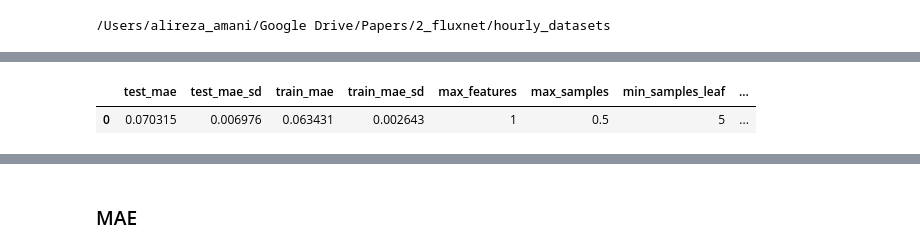
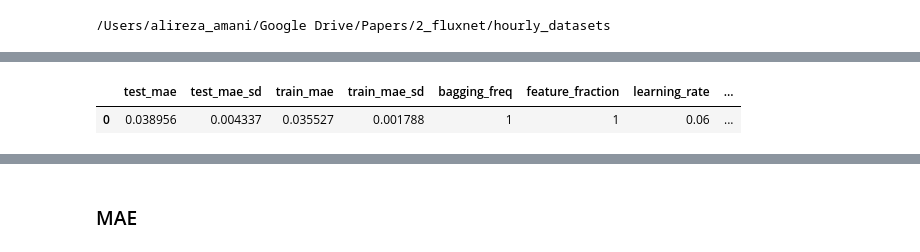
Before and after one commit to Alireza-Amani/papers_codes, a Jupyter notebook: 2_fluxnet.ipynb, the cells around one changed output, grey strips where cells are left out. Saved outputs shown, nothing was run; the diff lists cells and outputs as text; code cells hidden in the pictures.

```diff
--- a/2_fluxnet.ipynb
+++ b/2_fluxnet.ipynb
@@ -339,11 +350,11 @@ def tune_results(path_to_pkl, best=0, n_samples=50):
 # %%
 # set1
-p1 = "ex_noSMRAD_hourly.pkl"
+p1 = "light_noSM_hourly.pkl"
 best = 0
 df, d1 = tune_results3(p1, best, 715)
 # df.drop(["bagging_freq"], 1, inplace = True)
 df.head(10)
 # %% [output]
 [interactive output not drawn]
-|  | test_mae | test_mae_sd | train_mae | train_mae_sd | max_features | max_samples | min_samples_leaf | ... |
-| 0 | 0.070315 | 0.006976 | 0.063431 | 0.002643 | 1 | 0.5 | 5 | ... |
+|  | test_mae | test_mae_sd | train_mae | train_mae_sd | bagging_freq | feature_fraction | learning_rate | ... |
+| 0 | 0.038956 | 0.004337 | 0.035527 | 0.001788 | 1 | 1 | 0.06 | ... |
```
Also changed, not shown: parts of 2 cells of this notebook.
